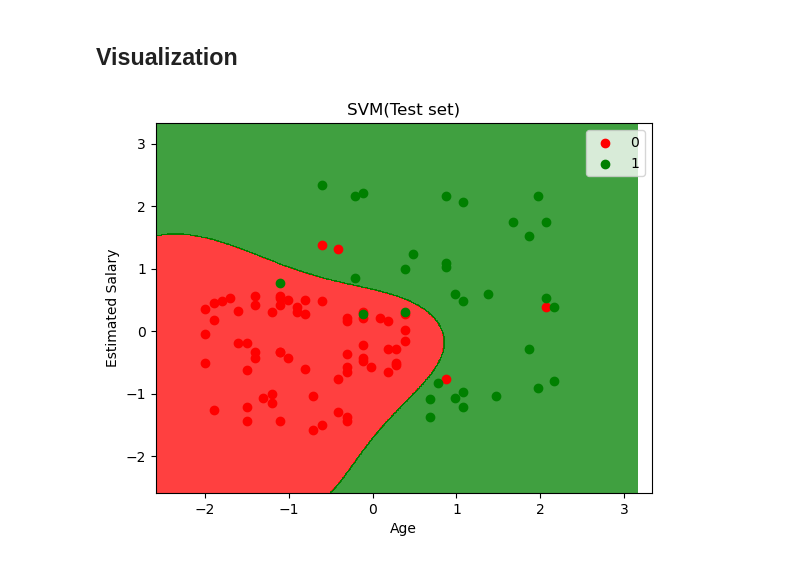
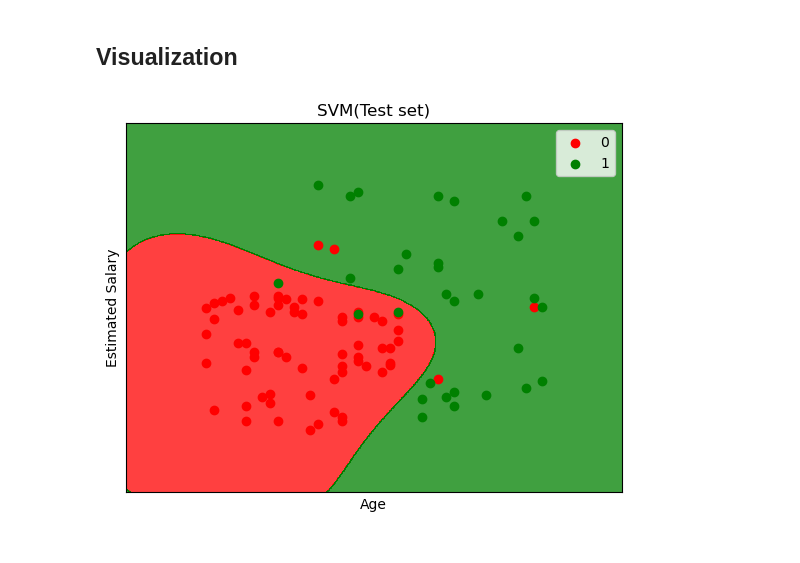
Before and after one commit to AU-AIML-LAB/AICP509-neural-computing-lab, a Jupyter notebook: SupporVectorMachine.ipynb, the cells around one changed output. Drawn from its saved outputs; the diff is of its cells as text; code cells hidden in the pictures.

```diff
--- a/SupporVectorMachine.ipynb
+++ b/SupporVectorMachine.ipynb
@@ -68,25 +68,27 @@ Accuracy: 0.93
 # %%
 X1, X2 = np.meshgrid(
     np.arange(start=x_test[:, 0].min()-1, stop=x_test[:, 0].max() + 1, step=0.01),
     np.arange(start=x_test[:, 1].min()-1, stop=x_test[:, 1].max() + 1, step=0.01)
-                    )
+)
 plt.contourf(
     X1, X2,
     classifier.predict(np.array([X1.ravel(), X2.ravel()]).T).reshape(X1.shape),
     alpha=0.75,
     cmap = ListedColormap(('red', 'green'))
 )
 
-plt.xlim(X1.min(), X2.max())
-plt.xlim(X2.min(), X2.max())
+plt.xlim(X1.min(), X1.max())
+plt.ylim(X2.min(), X2.max())
 
 for i , j in enumerate(np.unique(y_test)):
     plt.scatter(x_test[y_test==j, 0], x_test[y_test==j, 1], color=ListedColormap(('red', 'green'))(i), label=j)
 
 plt.title('SVM(Test set)')
 plt.xlabel('Age')
+plt.xticks(())
+plt.yticks(())
 plt.ylabel('Estimated Salary')
 plt.legend()
 plt.show()
 # %% [output]
-[figure, old version]
+[figure, new version]
```
Also changed, not shown: parts of 1 cell of this notebook, 2 other files.
